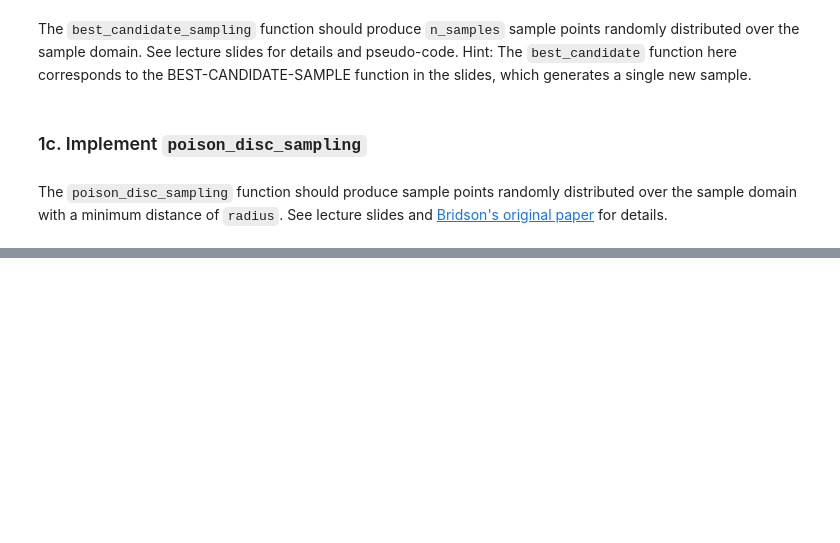
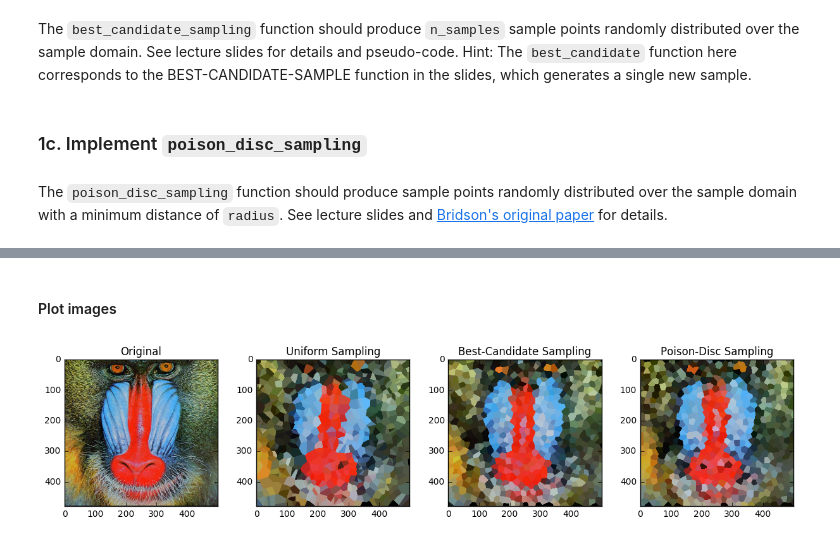
Before and after one commit to 94929/software-engineering-algorithms, a Jupyter notebook: src/B/1_sampling.ipynb, the cells around one changed output, grey strips where cells are left out. Saved outputs shown, nothing was run; the diff lists cells and outputs as text; code cells hidden in the pictures; blank space fills up the shorter version.

```diff
--- a/src/B/1_sampling.ipynb
+++ b/src/B/1_sampling.ipynb
@@ -237,0 +283,19 @@ def distance(first, second):
+# %%
+image_uni = resample_image(image, samples_uni)
+image_bc = resample_image(image, samples_bc)
+image_pd = resample_image(image, samples_pd)
+# %% [markdown]
+#### Plot images
+# %%
+fig, axs = plt.subplots(1, 4, figsize=(15,3))
+axs[0].imshow(image)
+axs[0].set_title('Original')
+axs[1].imshow(image_uni)
+axs[1].set_title('Uniform Sampling')
+axs[2].imshow(image_bc)
+axs[2].set_title('Best-Candidate Sampling')
+axs[3].imshow(image_pd)
+axs[3].set_title('Poison-Disc Sampling')
+plt.show()
+# %% [output]
+[figure, added]
```
Also changed, not shown: parts of 9 cells of this notebook, 8 other files.
